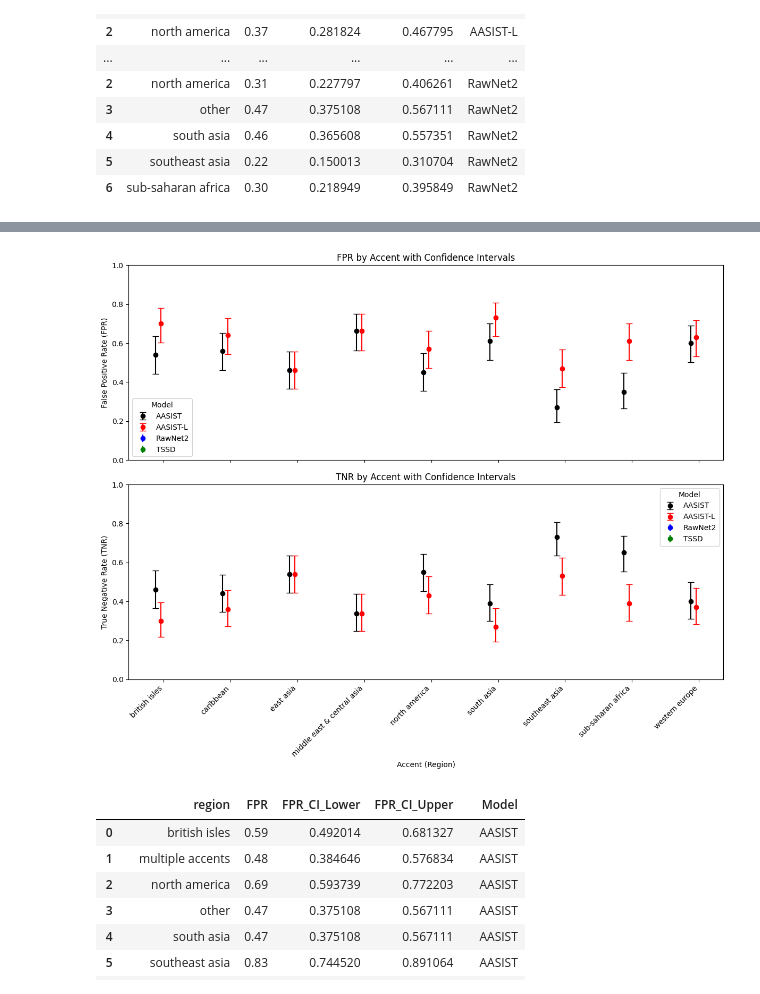
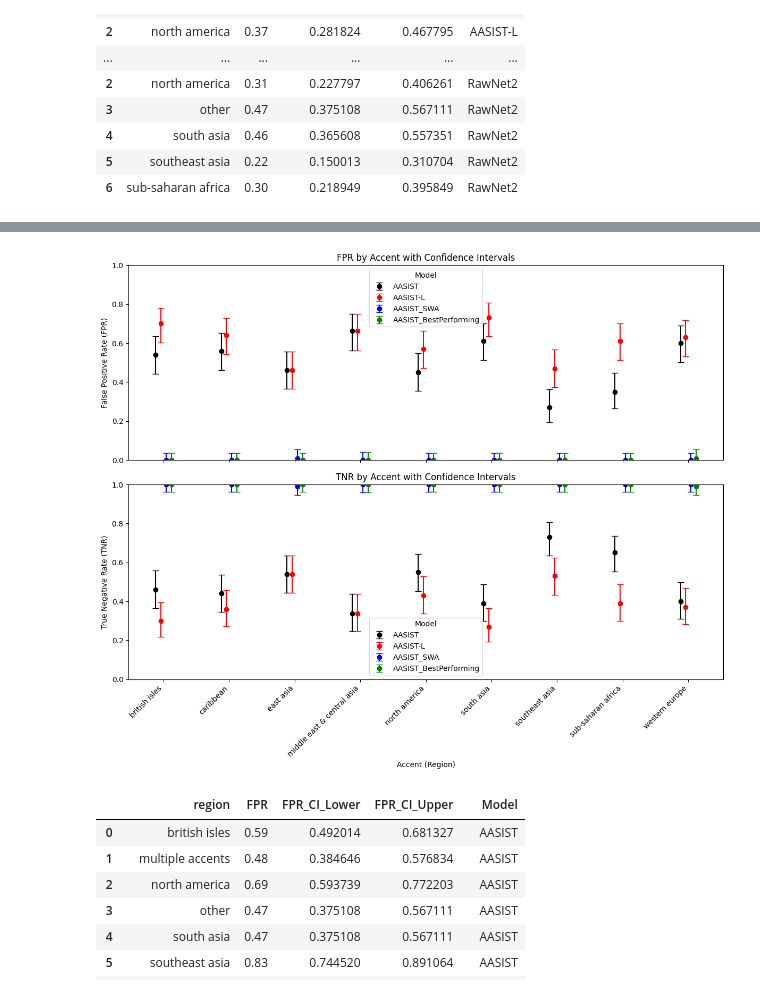
Before and after one commit to madfields17/Capstone_2025, a Jupyter notebook: capstone_models/aasist/model_analysis_aasist.ipynb, the cells around one changed output, grey strips where cells are left out. Cells and saved outputs as stored; diff of their text form; code cells hidden in the pictures.

```diff
--- a/capstone_models/aasist/model_analysis_aasist.ipynb
+++ b/capstone_models/aasist/model_analysis_aasist.ipynb
@@ -120,35 +117,29 @@ def apply_confidence_intervals(df):
     return df
 
 # === Apply confidence interval calculation to all models ===
-# all_region_metrics = [region_metrics_aasist, region_metrics_aasist_l, region_metrics_rawnet2, region_metrics_tssd]
-all_region_metrics = [region_metrics_aasist, region_metrics_aasist_l]
+all_region_metrics = [region_metrics_aasist, region_metrics_aasist_l, region_metrics_aasist_new_swa, region_metrics_aasist_new_bestperforming]
 
 for i, df in enumerate(all_region_metrics):
     all_region_metrics[i] = apply_confidence_intervals(df)
 
 # apply_confidence_intervals(all_region_metrics)
-# region_metrics_aasist, region_metrics_aasist_l, region_metrics_rawnet2, region_metrics_tssd = all_region_metrics
-region_metrics_aasist, region_metrics_aasist_l = all_region_metrics
+region_metrics_aasist, region_metrics_aasist_l, region_metrics_aasist_new_swa, region_metrics_aasist_new_bestperforming = all_region_metrics
 # region_metrics_aasist = pd.DataFrame(all_region_metrics)
 
 # === Combine all models into a single DataFrame ===
 combined_fpr = pd.concat([
     region_metrics_aasist[["region", "FPR", "FPR_CI_Lower", "FPR_CI_Upper", "Model"]],
-    region_metrics_aasist_l[["region", "FPR", "FPR_CI_Lower", "FPR_CI_Upper", "Model"]]# ,
-#     region_metrics_rawnet2[["region", "FPR", "FPR_CI_Lower", "FPR_CI_Upper", "Model"]],
-#     region_metrics_tssd[["region", "FPR", "FPR_CI_Lower", "FPR_CI_Upper", "Model"]]
+    region_metrics_aasist_l[["region", "FPR", "FPR_CI_Lower", "FPR_CI_Upper", "Model"]],
+    region_metrics_aasist_new_swa[["region", "FPR", "FPR_CI_Lower", "FPR_CI_Upper", "Model"]],
+    region_metrics_aasist_new_bestperforming[["region", "FPR", "FPR_CI_Lower", "FPR_CI_Upper", "Model"]]
 ], ignore_index=True)
-
-# combined_fpr = region_metrics_aasist[["region", "FPR", "FPR_CI_Lower", "FPR_CI_Upper", "Model"]]
 
 combined_tnr = pd.concat([
     region_metrics_aasist[["region", "TNR", "TNR_CI_Lower", "TNR_CI_Upper", "Model"]],
-    region_metrics_aasist_l[["region", "TNR", "TNR_CI_Lower", "TNR_CI_Upper", "Model"]]# ,
-    # region_metrics_rawnet2[["region", "TNR", "TNR_CI_Lower", "TNR_CI_Upper", "Model"]],
-    # region_metrics_tssd[["region", "TNR", "TNR_CI_Lower", "TNR_CI_Upper", "Model"]]
+    region_metrics_aasist_l[["region", "TNR", "TNR_CI_Lower", "TNR_CI_Upper", "Model"]],
+    region_metrics_aasist_new_swa[["region", "TNR", "TNR_CI_Lower", "TNR_CI_Upper", "Model"]],
+    region_metrics_aasist_new_bestperforming[["region", "TNR", "TNR_CI_Lower", "TNR_CI_Upper", "Model"]]
 ], ignore_index=True)
-
-# combined_tnr = region_metrics_aasist[["region", "TNR", "TNR_CI_Lower", "TNR_CI_Upper", "Model"]]
 
 # === Print confirmation ===
 print("Confidence intervals applied and all models successfully combined!")
@@ -224,8 +219,8 @@ fig, axes = plt.subplots(2, 1, figsize=(10, 10), sharex=True)
 offset = 0.08  # Offset to shift models slightly apart for clarity
 
 # Define model colors and offsets
-model_colors = {"AASIST": "black", "AASIST-L": "red", "RawNet2": "blue"}
-model_offsets = {"AASIST": -offset, "AASIST-L": offset, "RawNet2": -offset*3}
+model_colors = {"AASIST": "black", "AASIST-L": "red", "AASIST_SWA": "blue"}
+model_offsets = {"AASIST": offset, "AASIST-L": offset, "AASIST_SWA": -offset*3}
 
 # Plot FPR with confidence intervals on the first subplot
 for model in model_colors.keys():
@@ -272,44 +268,50 @@ fig, axes = plt.subplots(2, 1, figsize=(12, 10), sharex=True)
 offset = 0.08  # Offset to shift models slightly apart for clarity
 
 # Define model colors and offsets
-model_colors = {"AASIST": "black", "AASIST-L": "red", "RawNet2": "blue", "TSSD": "green"}
-model_offsets = {"AASIST": -offset*1.5, "AASIST-L": -offset*0.5, "RawNet2": offset*0.5, "TSSD": offset*1.5}
+model_colors = {"AASIST": "black", "AASIST-L": "red", "AASIST_SWA": "blue", "AASIST_BestPerforming": "green"}
+model_offsets = {"AASIST": -offset*1.5, "AASIST-L": -offset*0.5, "AASIST_SWA": offset*0.5, "AASIST_BestPerforming": offset*1.5}
 
 # === Plot FPR with confidence intervals on the first subplot ===
 for model in model_colors.keys():
     subset = combined_fpr[combined_fpr["Model"] == model]
     x_positions = np.arange(len(subset["region"])) + model_offsets[model]  # Apply offset
+    lower_fpr_error = np.clip(subset["FPR"] - subset["FPR_CI_Lower"], a_min=0, a_max=None)
+    upper_fpr_error = np.clip(subset["FPR_CI_Upper"] - subset["FPR"], a_min=0, a_max=None)
+
     axes[0].errorbar(x_positions, subset["FPR"],
-                      yerr=[subset["FPR"] - subset["FPR_CI_Lower"], subset["FPR_CI_Upper"] - subset["FPR"]],
-                      fmt="o", color=model_colors[model], capsize=4, label=model)
+                    yerr=[lower_fpr_error, upper_fpr_error],
+                    fmt="o", color=model_colors[model], capsize=4, label=model)
 
 axes[0].set_ylabel("False Positive Rate (FPR)")
 axes[0].set_title("FPR by Accent with Confidence Intervals")
 axes[0].legend(title="Model")
 axes[0].set_ylim(0, 1)  # Ensure values are between 0 and 1
 
 # === Plot TNR with confidence intervals on the second subplot ===
 for model in model_colors.keys():
     subset = combined_tnr[combined_tnr["Model"] == model]
     x_positions = np.arange(len(subset["region"])) + model_offsets[model]  # Apply offset
+    lower_tnr_error = np.clip(subset["TNR"] - subset["TNR_CI_Lower"], a_min=0, a_max=None)
+    upper_tnr_error = np.clip(subset["TNR_CI_Upper"] - subset["TNR"], a_min=0, a_max=None)
+
     axes[1].errorbar(x_positions, subset["TNR"],
-                      yerr=[subset["TNR"] - subset["TNR_CI_Lower"], subset["TNR_CI_Upper"] - subset["TNR"]],
-                      fmt="o", color=model_colors[model], capsize=4, label=model)
+                    yerr=[lower_tnr_error, upper_tnr_error],
+                    fmt="o", color=model_colors[model], capsize=4, label=model)
 
 axes[1].set_ylabel("True Negative Rate (TNR)")
 axes[1].set_title("TNR by Accent with Confidence Intervals")
 axes[1].legend(title="Model")
 axes[1].set_ylim(0, 1)  # Ensure values are between 0 and 1
 
 # === Set x-axis labels and ticks ===
 plt.xticks(ticks=np.arange(len(combined_fpr["region"].unique())),
            labels=combined_fpr["region"].unique(), rotation=45, ha="right")
 plt.xlabel("Accent (Region)")
 
 plt.tight_layout()
 plt.show()
 # %% [output]
-[figure, old version]
+[figure, new version]
 # %%
 combined_fpr.to_csv('combined_fpr.csv')
 combined_tnr.to_csv('combined_tnr.csv')
```
Also changed, not shown: parts of 10 cells of this notebook, 10 other files.
